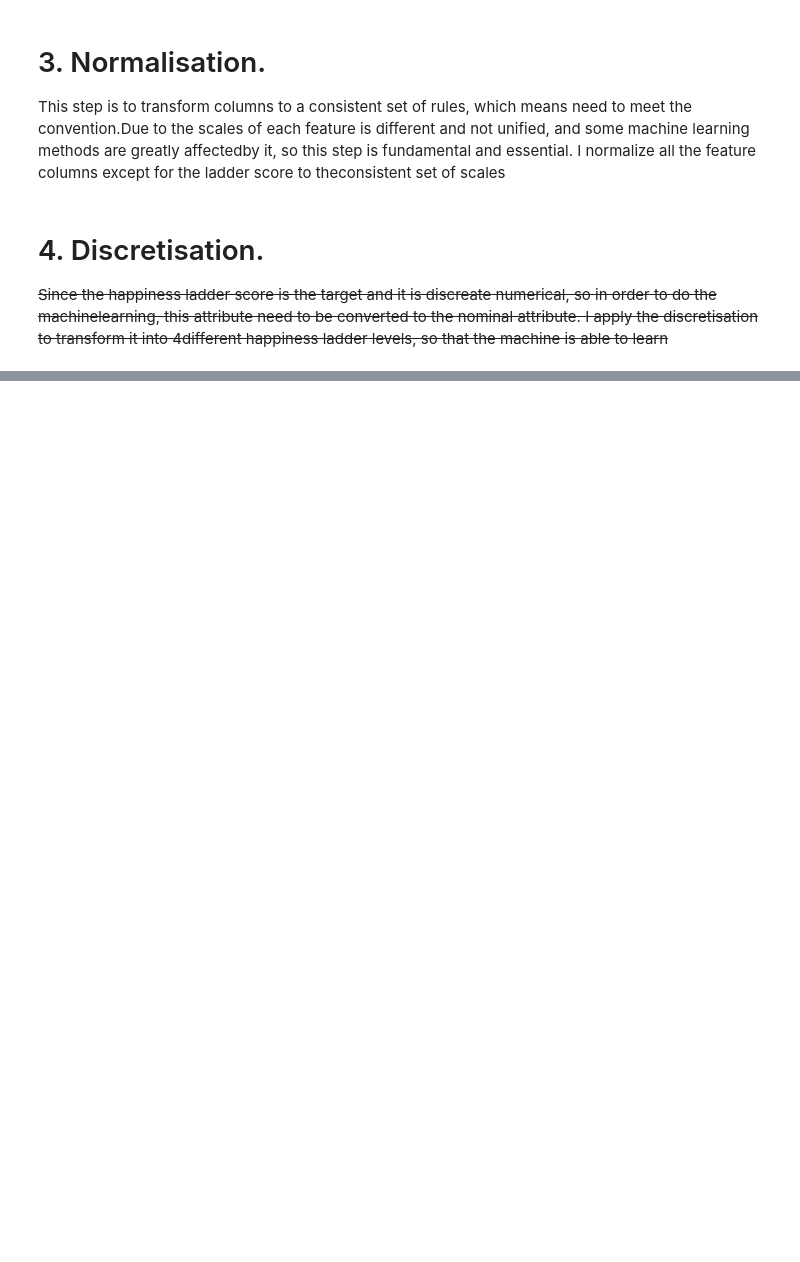
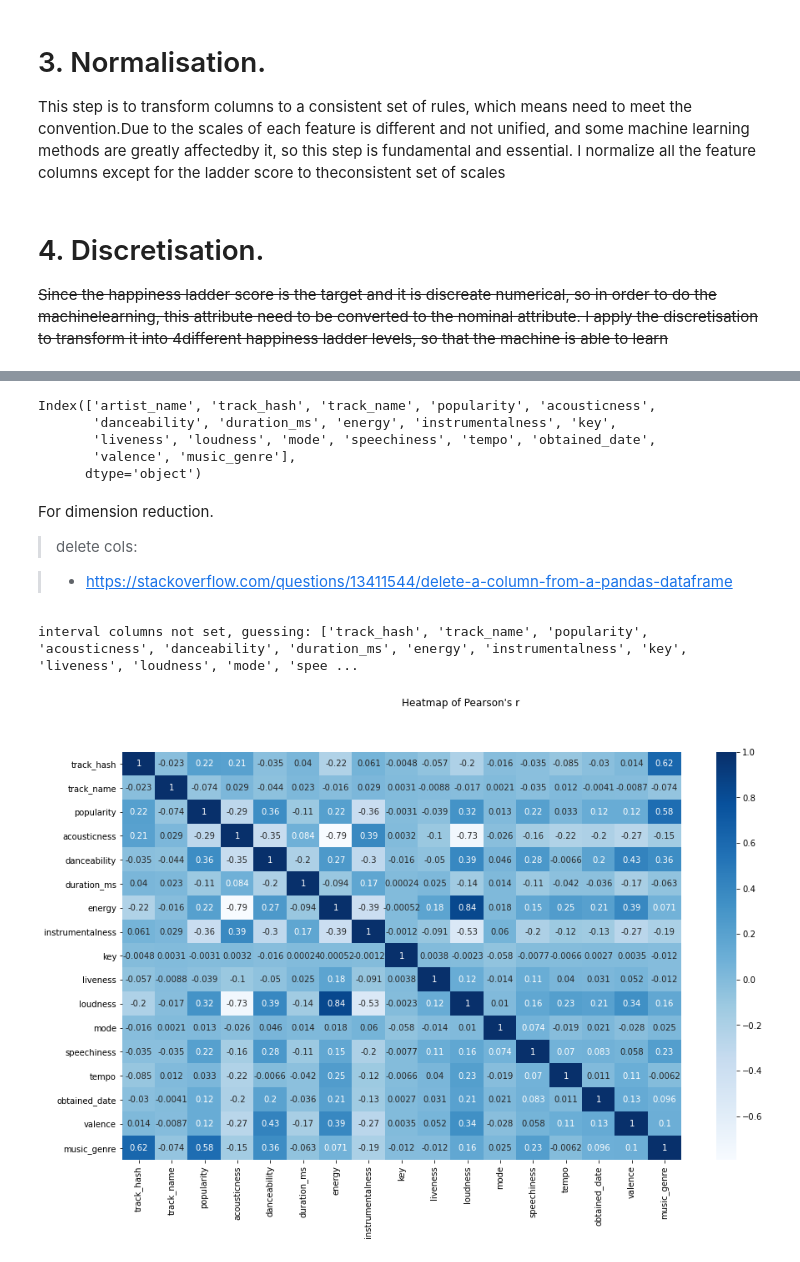
Before and after one commit to Yun-K/comp309_a3, a Jupyter notebook: a3.ipynb, the cells around one changed output, grey strips where cells are left out. Saved outputs shown, nothing was run; the diff lists cells and outputs as text; code cells hidden in the pictures; blank space fills up the shorter version.

```diff
--- a/a3.ipynb
+++ b/a3.ipynb
@@ -373,3 +424,16 @@ This step is to transform columns to a consistent set of rules, which means need
 # 4. Discretisation.
 
  ~~Since the happiness ladder score is the target and it is discreate numerical, so in order to do the machinelearning, this attribute need to be converted to the nominal attribute. I apply the discretisation to transform it into 4different happiness ladder levels, so that the machine is able to learn~~
+# %%
+est = KBinsDiscretizer(n_bins=5, encode='ordinal', strategy='uniform')
+# print(est.fit_transform(df.Temperature.values.reshape(-1, 1)))
+
+whole_encode_all["music_genre"] = est.fit_transform(
+    whole_encode_all["music_genre"].values.reshape(-1, 1))
+
+# whole_encode_all.rename(columns={'music_genre': 'class'}, inplace=True)
+
+
+# profile_report = pp.ProfileReport(whole_encode_all)
+# # export to html, since look at the static HTML is more friendly to me
+# profile_report.to_file('panda-profile-report/encode_all.html')
@@ -375,0 +449,41 @@ This step is to transform columns to a consistent set of rules, which means need
+# %%
+whole_encode_all.columns
+# %% [output]
+Index(['artist_name', 'track_hash', 'track_name', 'popularity', 'acousticness',
+       'danceability', 'duration_ms', 'energy', 'instrumentalness', 'key',
+       'liveness', 'loudness', 'mode', 'speechiness', 'tempo', 'obtained_date',
+       'valence', 'music_genre'],
+      dtype='object')
+# %% [markdown]
+For dimension reduction.
+> delete cols:
+
+> +  https://stackoverflow.com/questions/13411544/delete-a-column-from-a-pandas-dataframe
+# %%
+X = whole_encode_all[whole_encode_all.columns[1:-1]]
+Y = whole_encode_all[whole_encode_all.columns[-1]]
+# data = (X,Y)
+
+X_train, X_test, y_train, y_test = train_test_split(
+    X, Y, test_size=0.33, random_state=1)
+
+# concat the train sets
+train_df = pd.concat([X_train, y_train], axis=1)
+# the heatmap of Pearson's r
+
+pearson = train_df.corr()
+phik = train_df.phik_matrix()
+def plot_heatmap(cor, name):
+    """plot_heatmap by the cor parameter
+    Args:
+        cor ([type]): corelation value that you want to use to plot
+    """
+    fig = plt.figure(figsize=(15, 9))
+    sns.heatmap(cor,  cmap='Blues', annot=True)
+    fig.suptitle("Heatmap of "+ name)
+
+# myutil.plot_heatmap(pearson, "Pearson's r")
+plot_heatmap(pearson, "Pearson's r")
+# %% [output]
+interval columns not set, guessing: ['track_hash', 'track_name', 'popularity', 'acousticness', 'danceability', 'duration_ms', 'energy', 'instrumentalness', 'key', 'liveness', 'loudness', 'mode', 'spee ...
+[figure, added]
```
Also changed, not shown: parts of 14 cells of this notebook, 7 other files.
